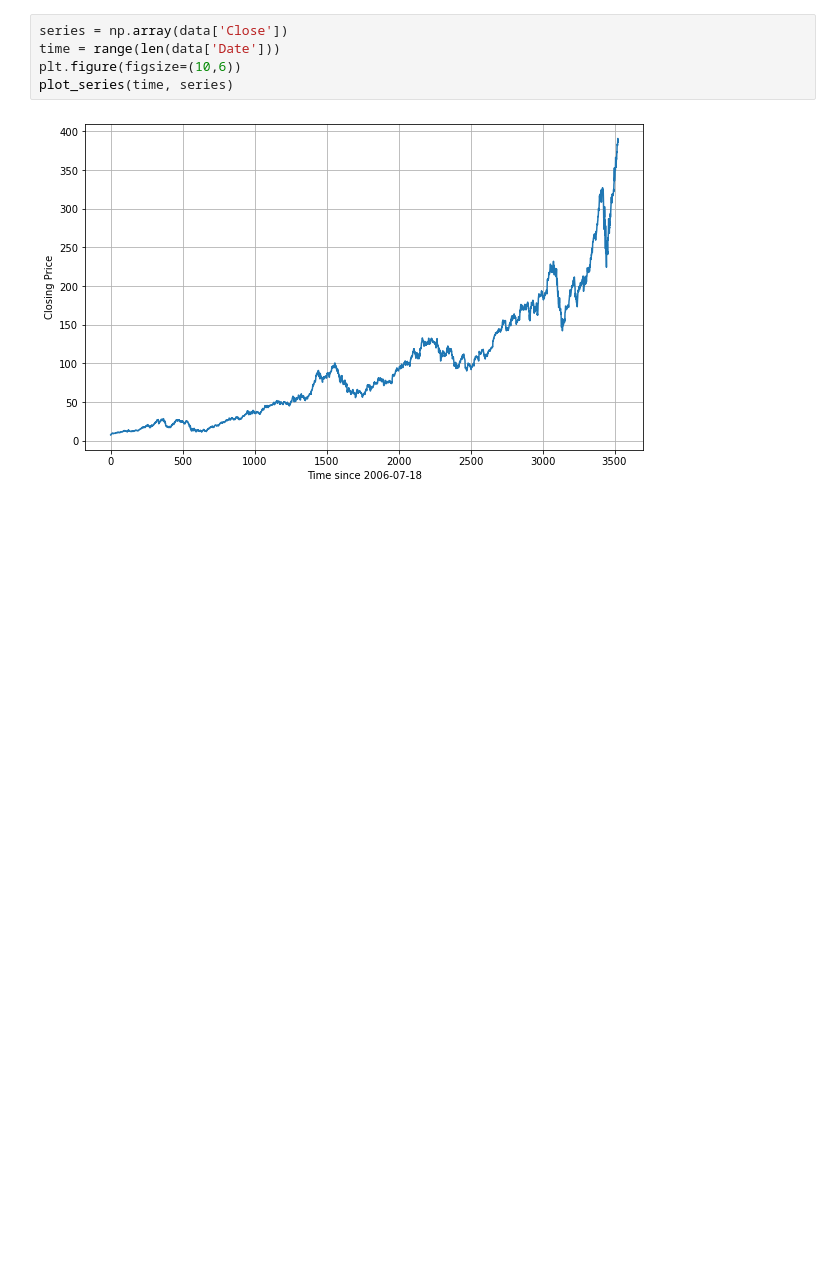
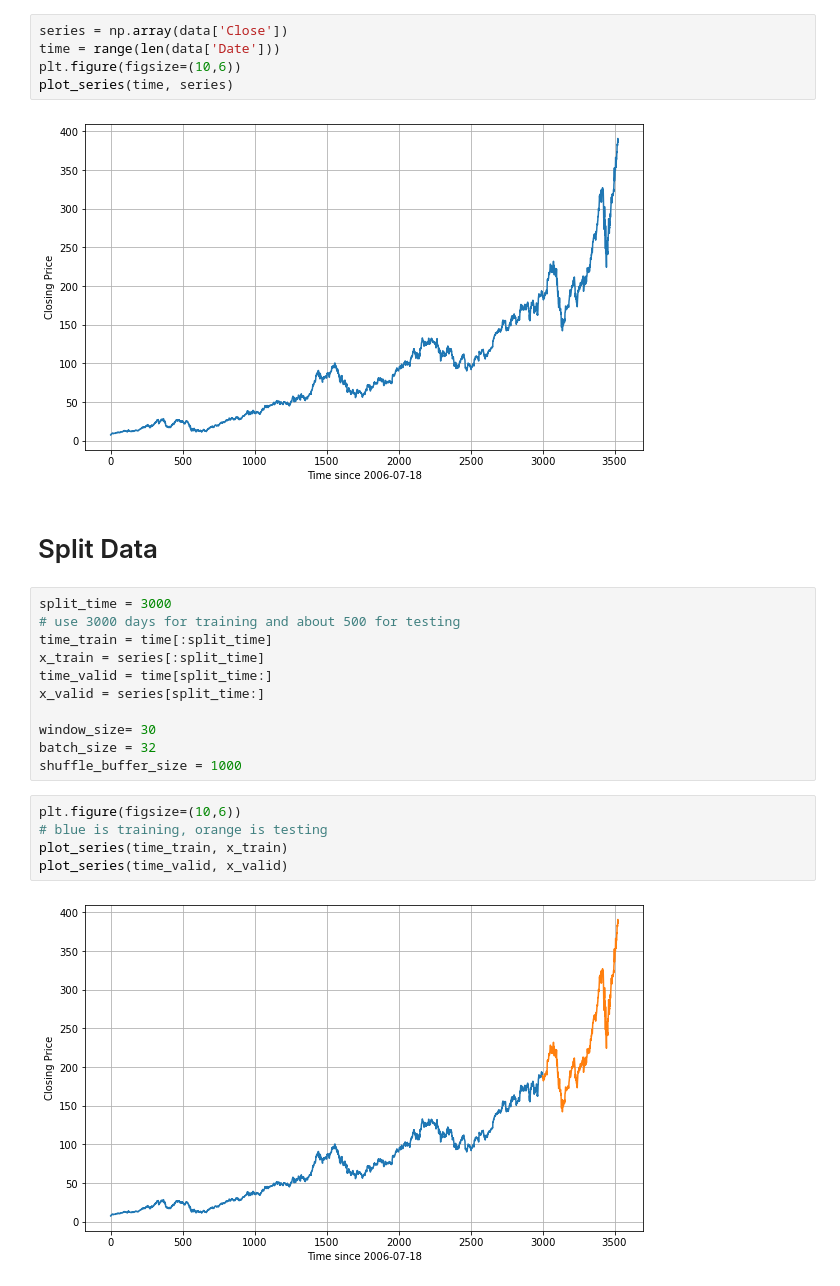
Before and after one commit to dharm1k987/tensorflow_covid-19, a Jupyter notebook: tensorflow_stock_prediction/Stock Prediction.ipynb, the cells around one changed output. Cells and saved outputs as stored; diff of their text form; blank space fills up the shorter version.

Commit message:
split data into training and testing

```diff
--- a/tensorflow_stock_prediction/Stock Prediction.ipynb
+++ b/tensorflow_stock_prediction/Stock Prediction.ipynb
@@ -36,3 +36,23 @@ plt.figure(figsize=(10,6))
 plot_series(time, series)
 # %% [output]
 [figure]
+# %% [markdown]
+# Split Data
+# %%
+split_time = 3000
+# use 3000 days for training and about 500 for testing
+time_train = time[:split_time]
+x_train = series[:split_time]
+time_valid = time[split_time:]
+x_valid = series[split_time:]
+
+window_size= 30
+batch_size = 32
+shuffle_buffer_size = 1000
+# %%
+plt.figure(figsize=(10,6))
+# blue is training, orange is testing
+plot_series(time_train, x_train)
+plot_series(time_valid, x_valid)
+# %% [output]
+[figure, added]
```
